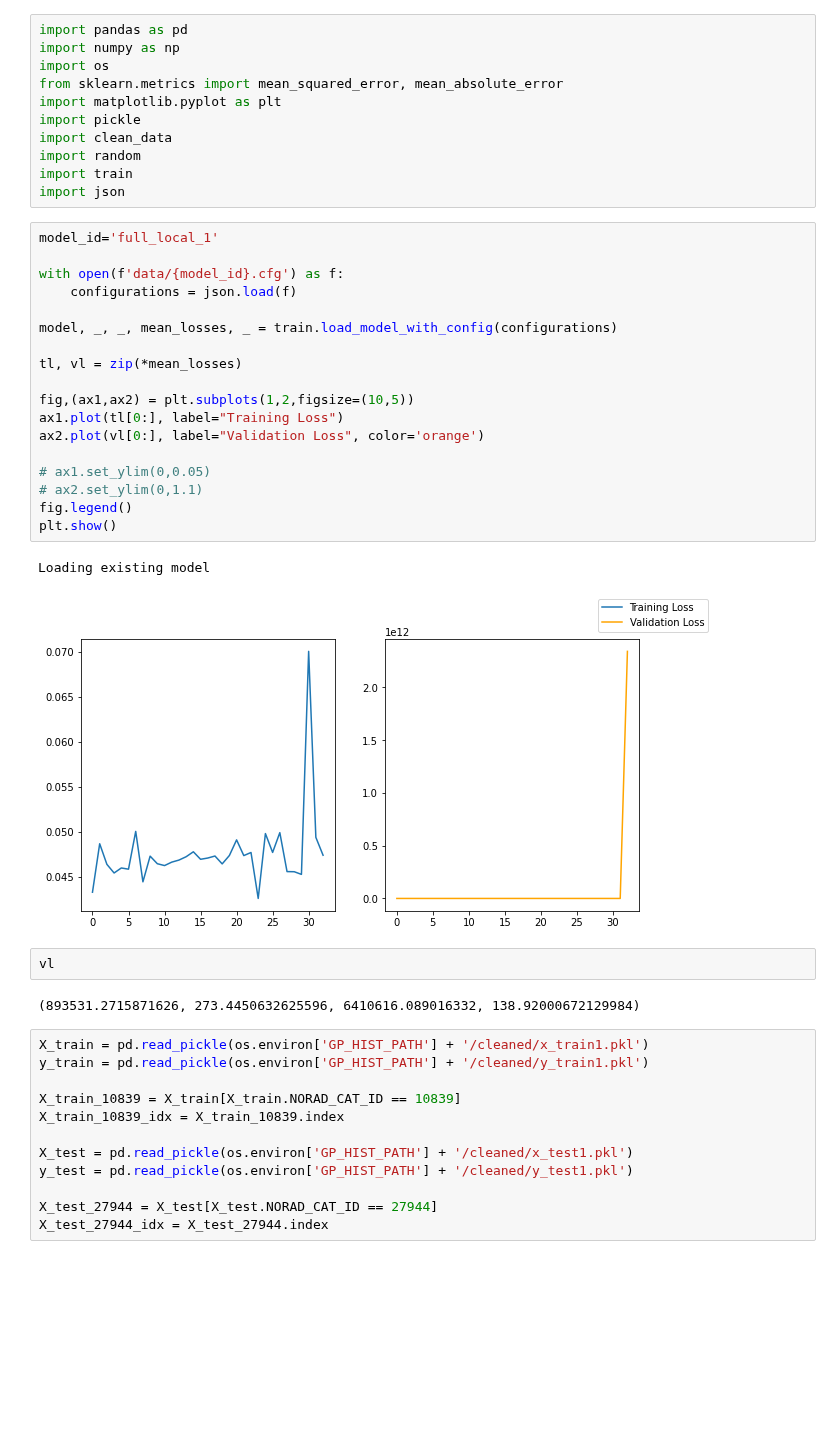
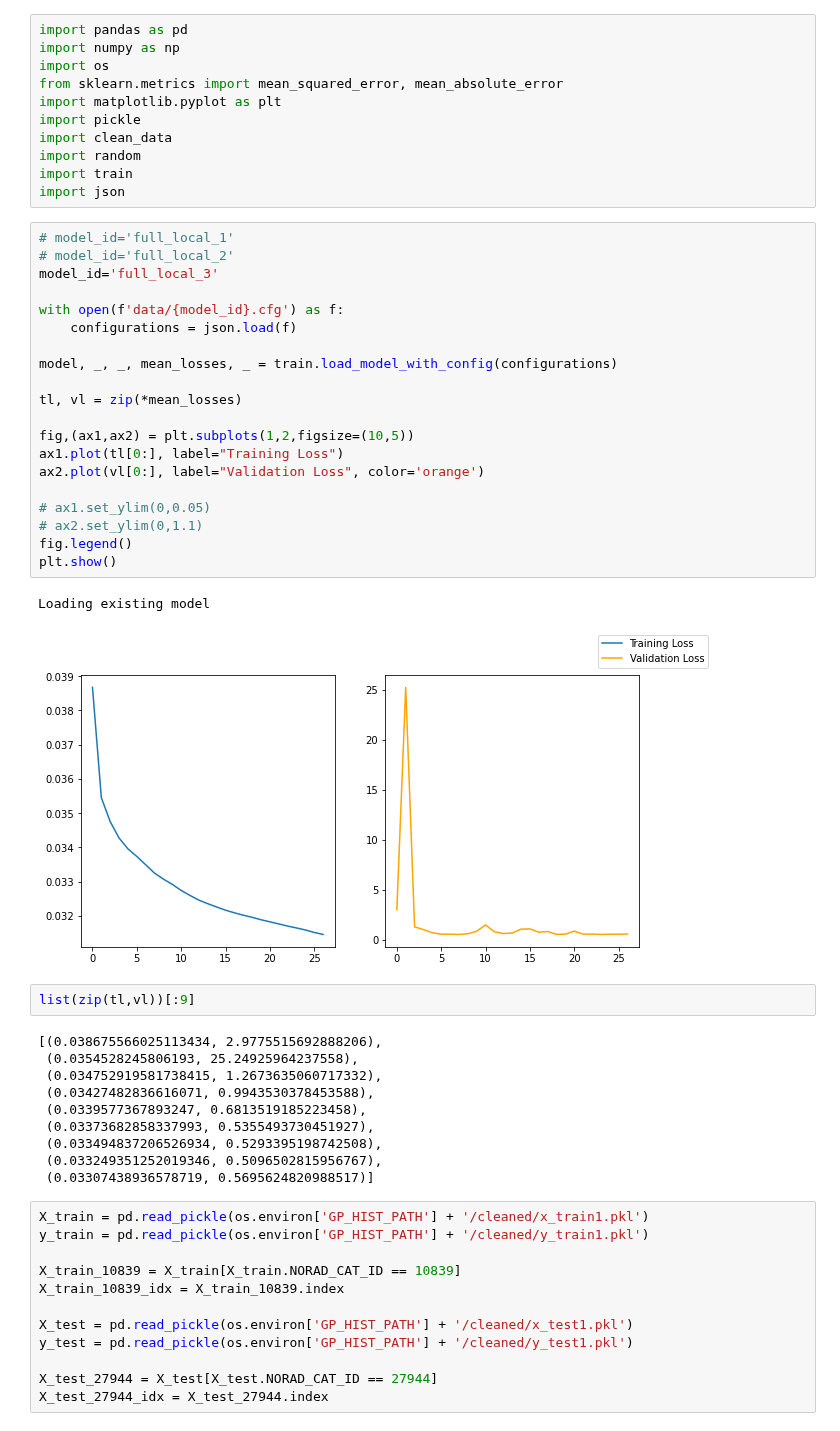
Before and after one commit to cm-tle-pred/tle-prediction, a Jupyter notebook: models/model_n2/local_model_validate.ipynb, the cells around one changed output. Saved outputs shown, nothing was run; the diff lists cells and outputs as text; blank space fills up the shorter version.

Commit message:
Updates on model progress

```diff
--- a/models/model_n2/local_model_validate.ipynb
+++ b/models/model_n2/local_model_validate.ipynb
@@ -10,30 +10,40 @@ import random
 import train
 import json
 # %%
-model_id='full_local_1'
+# model_id='full_local_1'
+# model_id='full_local_2'
+model_id='full_local_3'
 
 with open(f'data/{model_id}.cfg') as f:
     configurations = json.load(f)
 
 model, _, _, mean_losses, _ = train.load_model_with_config(configurations)
 
 tl, vl = zip(*mean_losses)
 
 fig,(ax1,ax2) = plt.subplots(1,2,figsize=(10,5))
 ax1.plot(tl[0:], label="Training Loss")
 ax2.plot(vl[0:], label="Validation Loss", color='orange')
 
 # ax1.set_ylim(0,0.05)
 # ax2.set_ylim(0,1.1)
 fig.legend()
 plt.show()
 # %% [output]
 Loading existing model
-[figure, old version]
+[figure, new version]
-# %%
-vl
-# %% [output]
-(893531.2715871626, 273.4450632625596, 6410616.089016332, 138.92000672129984)
+# %%
+list(zip(tl,vl))[:9]
+# %% [output]
+[(0.038675566025113434, 2.9775515692888206),
+ (0.0354528245806193, 25.24925964237558),
+ (0.034752919581738415, 1.2673635060717332),
+ (0.03427482836616071, 0.9943530378453588),
+ (0.0339577367893247, 0.6813519185223458),
+ (0.03373682858337993, 0.5355493730451927),
+ (0.033494837206526934, 0.5293395198742508),
+ (0.033249351252019346, 0.5096502815956767),
+ (0.03307438936578719, 0.5695624820988517)]
 # %%
 X_train = pd.read_pickle(os.environ['GP_HIST_PATH'] + '/cleaned/x_train1.pkl')
 y_train = pd.read_pickle(os.environ['GP_HIST_PATH'] + '/cleaned/y_train1.pkl')
```
Also changed, not shown: 25 other files.
